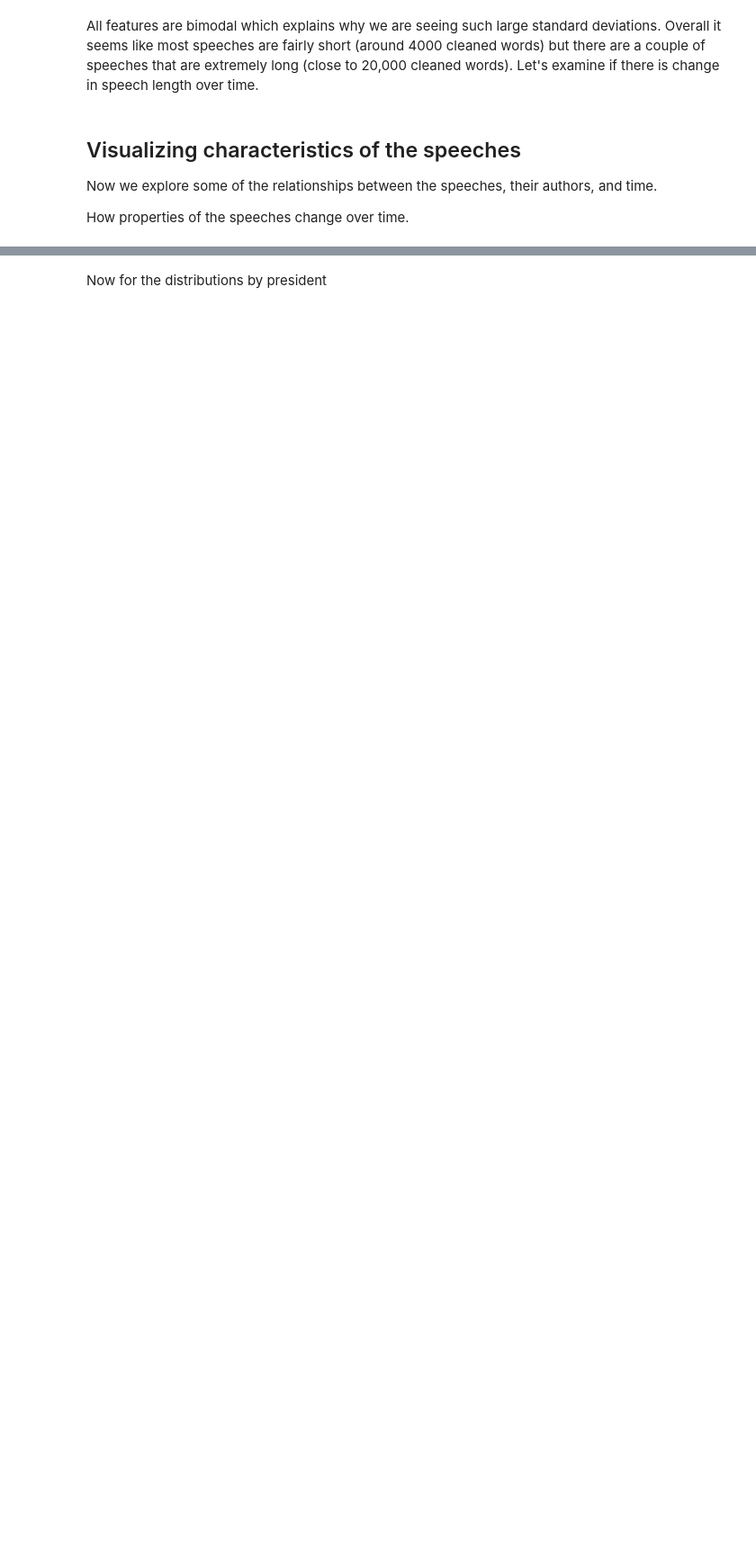
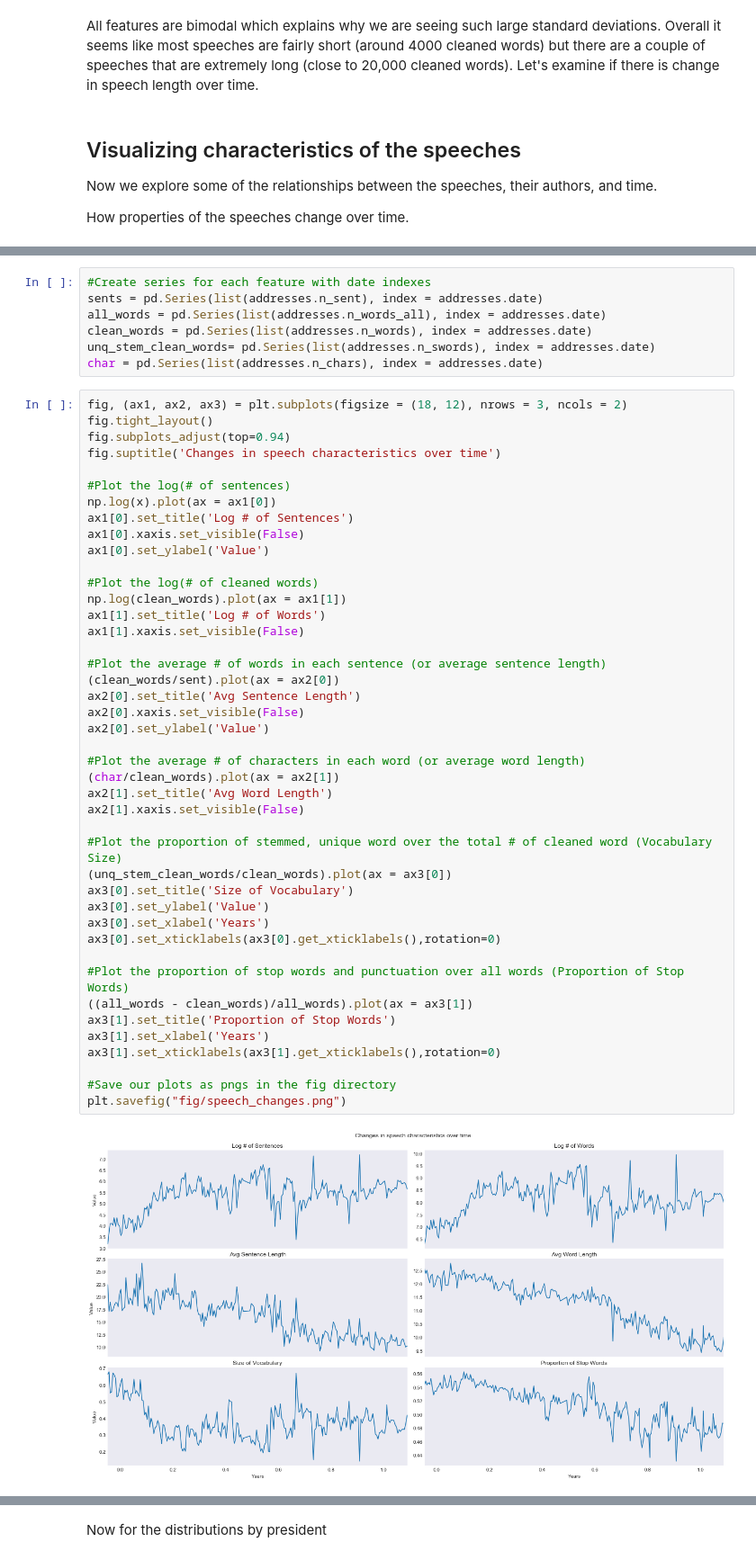
Before and after one commit to chitwankaudan/159proj1, a Jupyter notebook: state_of_the_union_analysis-p2.ipynb, the cells around one changed output, grey strips where cells are left out. Shown: that part at 90% size. Saved outputs shown, nothing was run; the diff lists cells and outputs as text; blank space fills up the shorter version.

Commit message:
Finished graphs and annotations in notebook 2 :)

```diff
--- a/state_of_the_union_analysis-p2.ipynb
+++ b/state_of_the_union_analysis-p2.ipynb
@@ -192,0 +178,52 @@ AttributeError: 'Series' object has no attribute 'year'
+# %%
+#Create series for each feature with date indexes
+sents = pd.Series(list(addresses.n_sent), index = addresses.date)
+all_words = pd.Series(list(addresses.n_words_all), index = addresses.date)
+clean_words = pd.Series(list(addresses.n_words), index = addresses.date)
+unq_stem_clean_words= pd.Series(list(addresses.n_swords), index = addresses.date)
+char = pd.Series(list(addresses.n_chars), index = addresses.date)
+# %%
+fig, (ax1, ax2, ax3) = plt.subplots(figsize = (18, 12), nrows = 3, ncols = 2)
+fig.tight_layout()
+fig.subplots_adjust(top=0.94)
+fig.suptitle('Changes in speech characteristics over time')
+
+#Plot the log(# of sentences)
+np.log(x).plot(ax = ax1[0])
+ax1[0].set_title('Log # of Sentences')
+ax1[0].xaxis.set_visible(False)
+ax1[0].set_ylabel('Value')
+
+#Plot the log(# of cleaned words)
+np.log(clean_words).plot(ax = ax1[1])
+ax1[1].set_title('Log # of Words')
+ax1[1].xaxis.set_visible(False)
+
+#Plot the average # of words in each sentence (or average sentence length)
+(clean_words/sent).plot(ax = ax2[0])
+ax2[0].set_title('Avg Sentence Length')
+ax2[0].xaxis.set_visible(False)
+ax2[0].set_ylabel('Value')
+
+#Plot the average # of characters in each word (or average word length)
+(char/clean_words).plot(ax = ax2[1])
+ax2[1].set_title('Avg Word Length')
+ax2[1].xaxis.set_visible(False)
+
+#Plot the proportion of stemmed, unique word over the total # of cleaned word (Vocabulary Size)
+(unq_stem_clean_words/clean_words).plot(ax = ax3[0])
+ax3[0].set_title('Size of Vocabulary')
+ax3[0].set_ylabel('Value')
+ax3[0].set_xlabel('Years')
+ax3[0].set_xticklabels(ax3[0].get_xticklabels(),rotation=0)
+
+#Plot the proportion of stop words and punctuation over all words (Proportion of Stop Words)
+((all_words - clean_words)/all_words).plot(ax = ax3[1])
+ax3[1].set_title('Proportion of Stop Words')
+ax3[1].set_xlabel('Years')
+ax3[1].set_xticklabels(ax3[1].get_xticklabels(),rotation=0)
+
+#Save our plots as pngs in the fig directory
+plt.savefig("fig/speech_changes.png")
+# %% [output]
+[figure, added]
```
Also changed, not shown: parts of 8 cells of this notebook, 4 other files.
